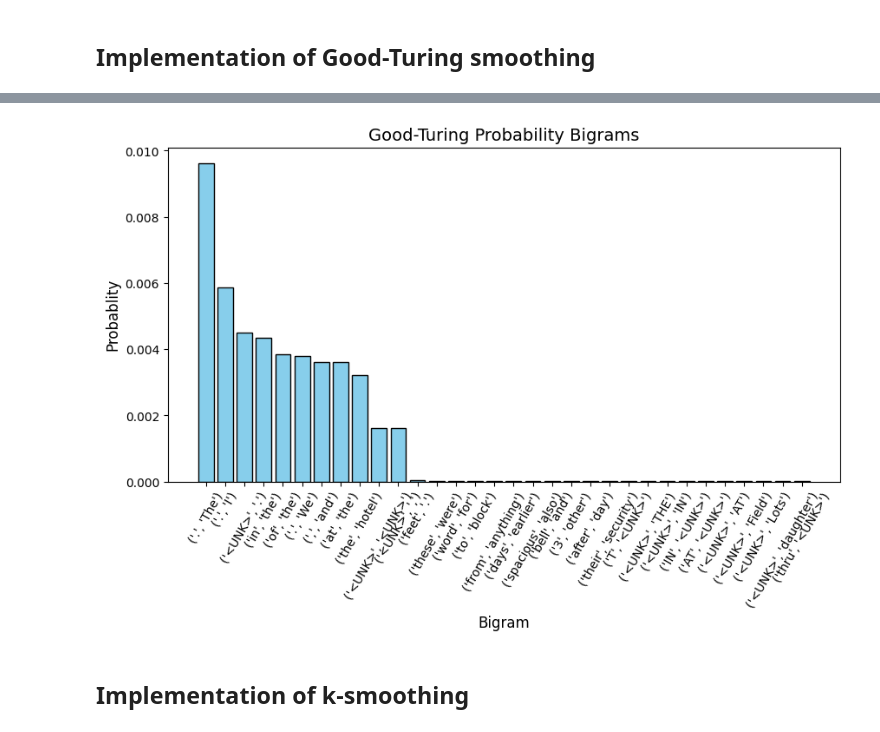
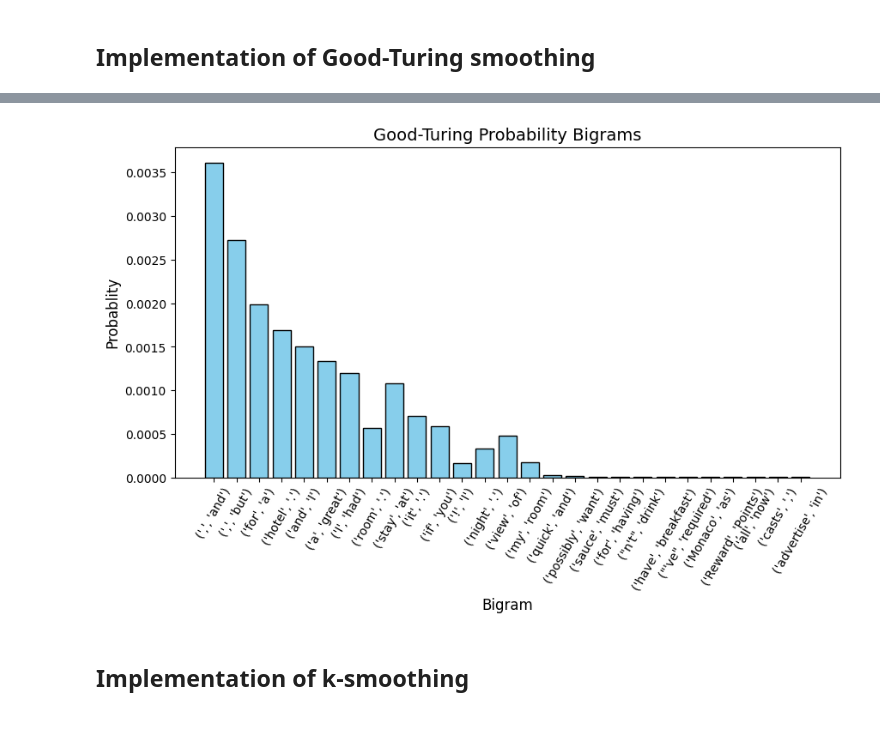
Before and after one commit to KaiCastell/HLT-Group-19, a Jupyter notebook: Assignment 1.ipynb, the cells around one changed output, grey strips where cells are left out. Cells and saved outputs as stored; diff of their text form; code cells hidden in the pictures.

```diff
--- a/Assignment 1.ipynb
+++ b/Assignment 1.ipynb
@@ -174,0 +248,33 @@ create_graph(
+# %%
+sorted_unigrams = sorted(bigram_count.items(), key=lambda x: x[1], reverse=True)
+temp_sorted = (sorted_unigrams[::5][1:10] + sorted_unigrams[::25][3:8] + sorted_unigrams[200:-1][::3500] + sorted_unigrams[-1:])
+words, counts =  zip(*temp_sorted)
+
+good_prob = []
+for bigram, count_bigram in temp_sorted:
+    token = bigram[0]
+    if token in unigram_count:
+        token = UNK
+    good_prob.append(prob_good_t(freq_unigram_count, freq_bigram_count,  count_unigram = unigram_count[token], count_bigram = count_bigram))
+mle_prob = []
+for bigram, count_bigram in (sorted_unigrams[::5][1:10] + sorted_unigrams[::25][3:8] + sorted_unigrams[200:-1][::3500] + sorted_unigrams[-1:]):
+    mle_prob.append(prob_mle(count_unigram=unigram_count[bigram[0]], count_bigram=count_bigram))
+
+# Bar width and x-axis adjustments
+bar_width = 0.4
+x_indexes = np.arange(len(words))  # Numeric index positions
+
+plt.figure(figsize=(10, 5))
+
+# Create bars
+plt.bar(x_indexes - bar_width/2, mle_prob, width=bar_width, label="Raw Probablity")
+plt.bar(x_indexes + bar_width/2, good_prob, width=bar_width, label="Good-Turing Smoothing")
+
+plt.xlabel("Bigram", fontsize=12)
+plt.ylabel("Probablity", fontsize=12)
+plt.title("Good-Turing Smoothing vs Raw Probablity", fontsize=14)
+plt.xticks(rotation=60)  # Rotate labels for readability
+plt.legend()
+
+# Show the plot
+plt.show()
@@ -175,15 +283,23 @@ create_graph(
 # %%
 sorted_bigrams = sorted(bigram_count.items(), key=lambda x: x[1], reverse=True)
-words, counts = zip(*(sorted_bigrams[:10] + sorted_bigrams[10:-10][::3000] + sorted_bigrams[-10:]))
+temp_sorted = (sorted_unigrams[::5][1:10] + sorted_unigrams[::25][3:8] + sorted_unigrams[200:-1][::3500] + sorted_unigrams[-1:])
+words, counts =  zip(*temp_sorted)
+
+good_prob = []
+for bigram, count_bigram in temp_sorted:
+    token = bigram[0]
+    if token in unigram_count:
+        token = UNK
+    good_prob.append(prob_good_t(freq_unigram_count, freq_bigram_count,  count_unigram = unigram_count[token], count_bigram = count_bigram))
 
 create_graph(
     [str(word) for word in words],
-    [prob_good_t(count_bigram=count_bigram) for count_bigram in counts],
+    good_prob,
     "Good-Turing Probability Bigrams",
     "Bigram",
     "Probablity")
 # %% [output]
-[figure, old version]
+[figure, new version]
 # %% [markdown]
 ## Implementation of k-smoothing
 # %%
```
Also changed, not shown: parts of 28 cells of this notebook.
